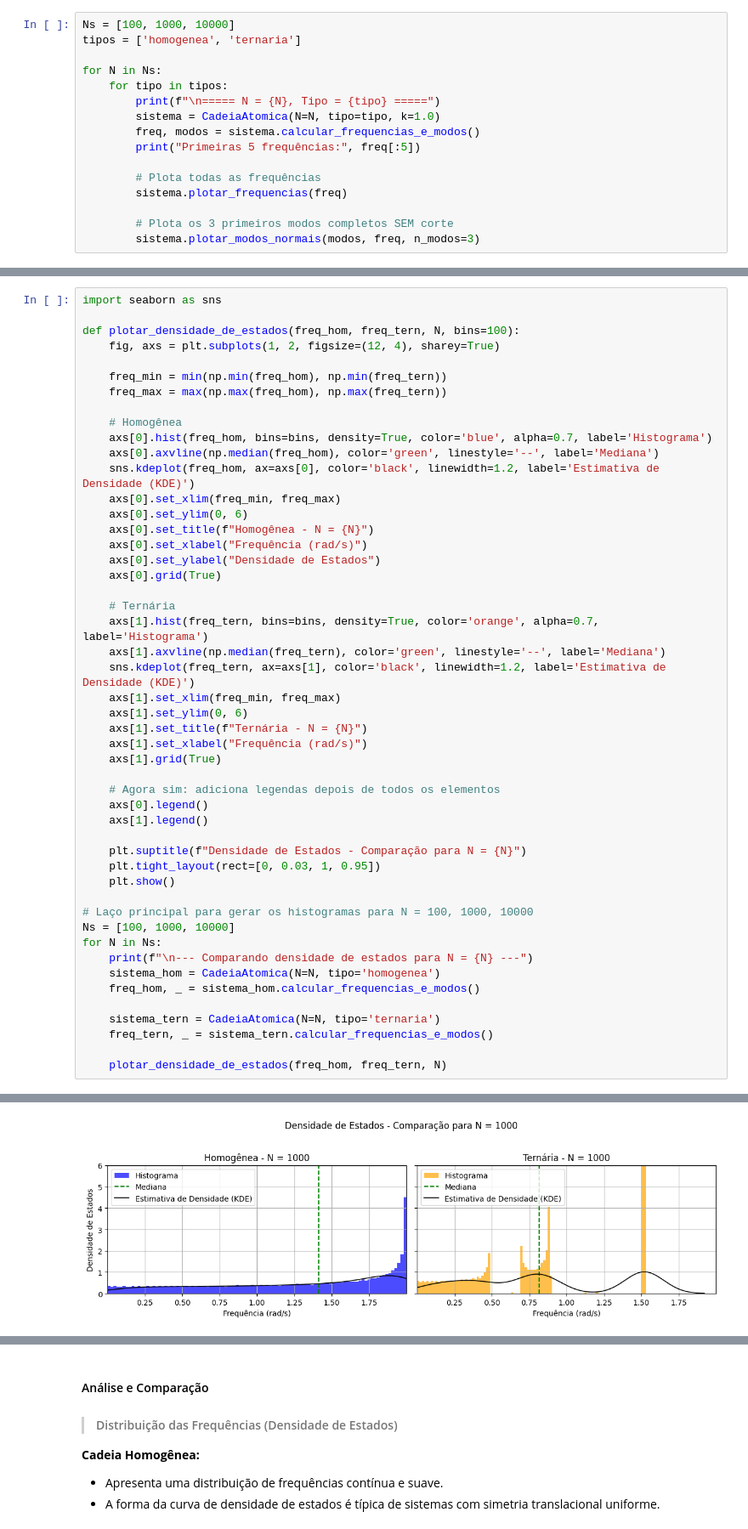
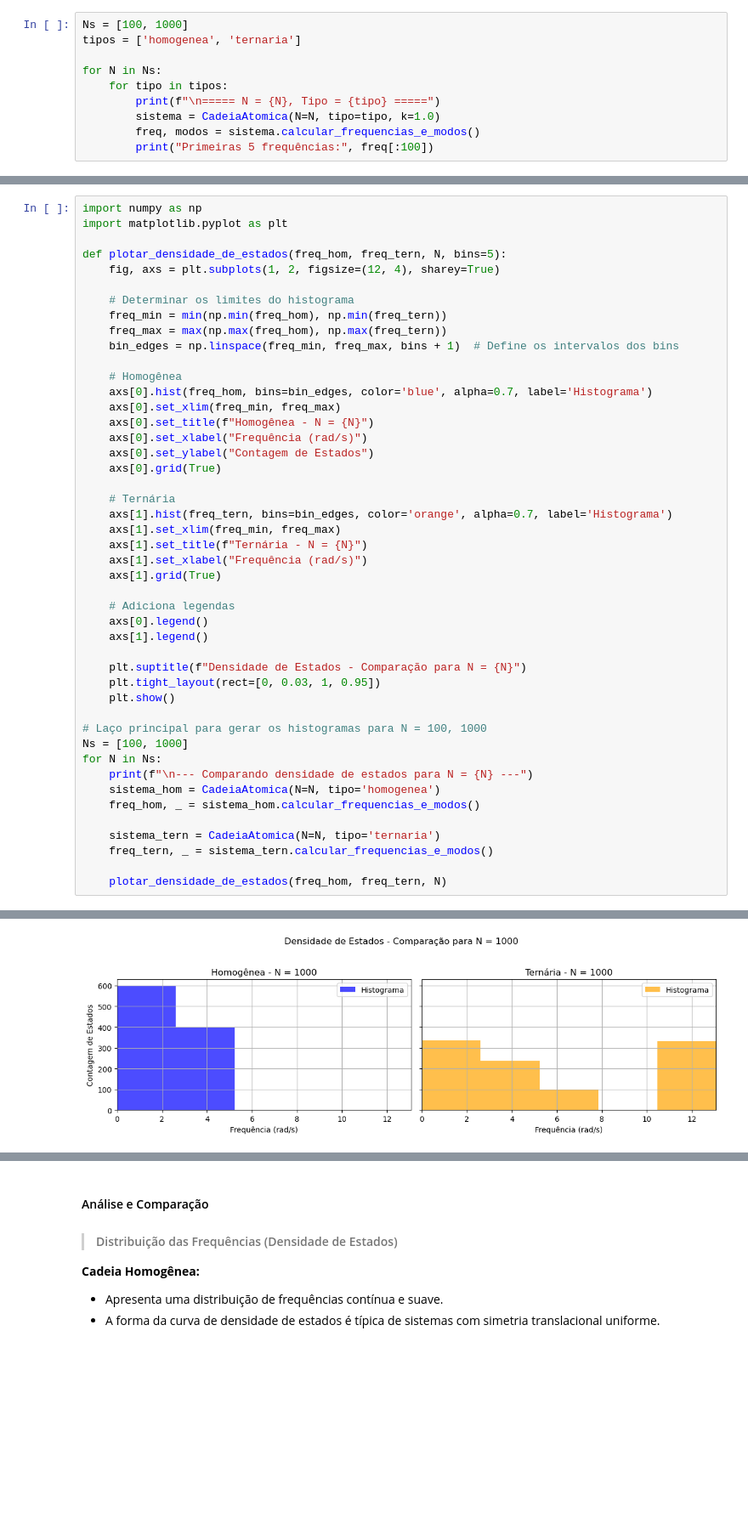
Before and after one commit to gabireisch/av5, a Jupyter notebook: av5.ipynb, the cells around one changed output, grey strips where cells are left out. Shown at 85% size. Cells and saved outputs as stored; diff of their text form; blank space fills up the shorter version.

```diff
--- a/av5.ipynb
+++ b/av5.ipynb
@@ -75,7 +78,7 @@ class CadeiaAtomica:
         plt.tight_layout()
         plt.show()
 # %%
-Ns = [100, 1000, 10000]
+Ns = [100, 1000]
 tipos = ['homogenea', 'ternaria']
 
 for N in Ns:
@@ -83,12 +86,6 @@ for N in Ns:
         print(f"\n===== N = {N}, Tipo = {tipo} =====")
         sistema = CadeiaAtomica(N=N, tipo=tipo, k=1.0)
         freq, modos = sistema.calcular_frequencias_e_modos()
-        print("Primeiras 5 frequências:", freq[:5])
-
-        # Plota todas as frequências
-        sistema.plotar_frequencias(freq)
-
-        # Plota os 3 primeiros modos completos SEM corte
-        sistema.plotar_modos_normais(modos, freq, n_modos=3)
+        print("Primeiras 5 frequências:", freq[:100])
 # %% [output]
 ===== N = 100, Tipo = homogenea =====
@@ -114,36 +94,33 @@ Primeiras 5 frequências: [8.01605825e-09 1.81500774e-03 3.63000570e-03 5.444984
 ### Exercício 02
 ![alt text](ex2.png)
 # %%
-import seaborn as sns
+import numpy as np
+import matplotlib.pyplot as plt
 
-def plotar_densidade_de_estados(freq_hom, freq_tern, N, bins=100):
+def plotar_densidade_de_estados(freq_hom, freq_tern, N, bins=5):
     fig, axs = plt.subplots(1, 2, figsize=(12, 4), sharey=True)
 
+    # Determinar os limites do histograma
     freq_min = min(np.min(freq_hom), np.min(freq_tern))
     freq_max = max(np.max(freq_hom), np.max(freq_tern))
+    bin_edges = np.linspace(freq_min, freq_max, bins + 1)  # Define os intervalos dos bins
 
     # Homogênea
-    axs[0].hist(freq_hom, bins=bins, density=True, color='blue', alpha=0.7, label='Histograma')
-    axs[0].axvline(np.median(freq_hom), color='green', linestyle='--', label='Mediana')
-    sns.kdeplot(freq_hom, ax=axs[0], color='black', linewidth=1.2, label='Estimativa de Densidade (KDE)')
+    axs[0].hist(freq_hom, bins=bin_edges, color='blue', alpha=0.7, label='Histograma')
     axs[0].set_xlim(freq_min, freq_max)
-    axs[0].set_ylim(0, 6)
     axs[0].set_title(f"Homogênea - N = {N}")
     axs[0].set_xlabel("Frequência (rad/s)")
-    axs[0].set_ylabel("Densidade de Estados")
+    axs[0].set_ylabel("Contagem de Estados")
     axs[0].grid(True)
 
     # Ternária
-    axs[1].hist(freq_tern, bins=bins, density=True, color='orange', alpha=0.7, label='Histograma')
-    axs[1].axvline(np.median(freq_tern), color='green', linestyle='--', label='Mediana')
-    sns.kdeplot(freq_tern, ax=axs[1], color='black', linewidth=1.2, label='Estimativa de Densidade (KDE)')
+    axs[1].hist(freq_tern, bins=bin_edges, color='orange', alpha=0.7, label='Histograma')
     axs[1].set_xlim(freq_min, freq_max)
-    axs[1].set_ylim(0, 6)
     axs[1].set_title(f"Ternária - N = {N}")
     axs[1].set_xlabel("Frequência (rad/s)")
     axs[1].grid(True)
 
-    # Agora sim: adiciona legendas depois de todos os elementos
+    # Adiciona legendas
     axs[0].legend()
     axs[1].legend()
 
@@ -151,8 +128,8 @@ def plotar_densidade_de_estados(freq_hom, freq_tern, N, bins=100):
     plt.tight_layout(rect=[0, 0.03, 1, 0.95])
     plt.show()
 
-# Laço principal para gerar os histogramas para N = 100, 1000, 10000
-Ns = [100, 1000, 10000]
+# Laço principal para gerar os histogramas para N = 100, 1000
+Ns = [100, 1000]
 for N in Ns:
     print(f"\n--- Comparando densidade de estados para N = {N} ---")
     sistema_hom = CadeiaAtomica(N=N, tipo='homogenea')
@@ -168,2 +145,2 @@ for N in Ns:
 --- Comparando densidade de estados para N = 1000 ---
-[figure, old version]
+[figure, new version]
```
Also changed, not shown: parts of 4 cells of this notebook.
